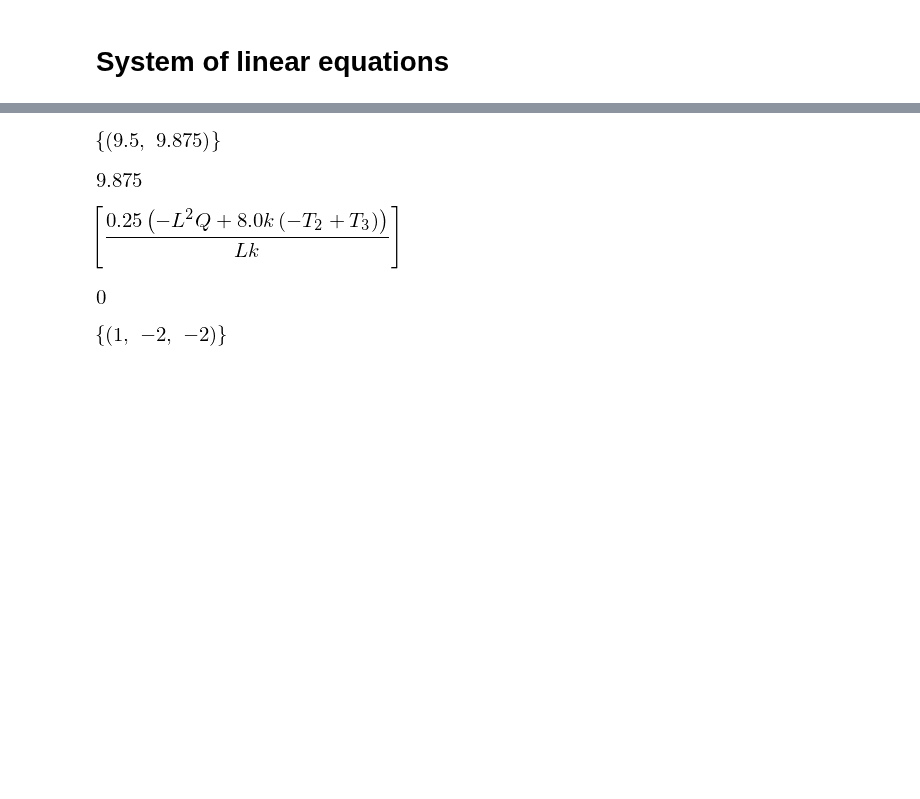
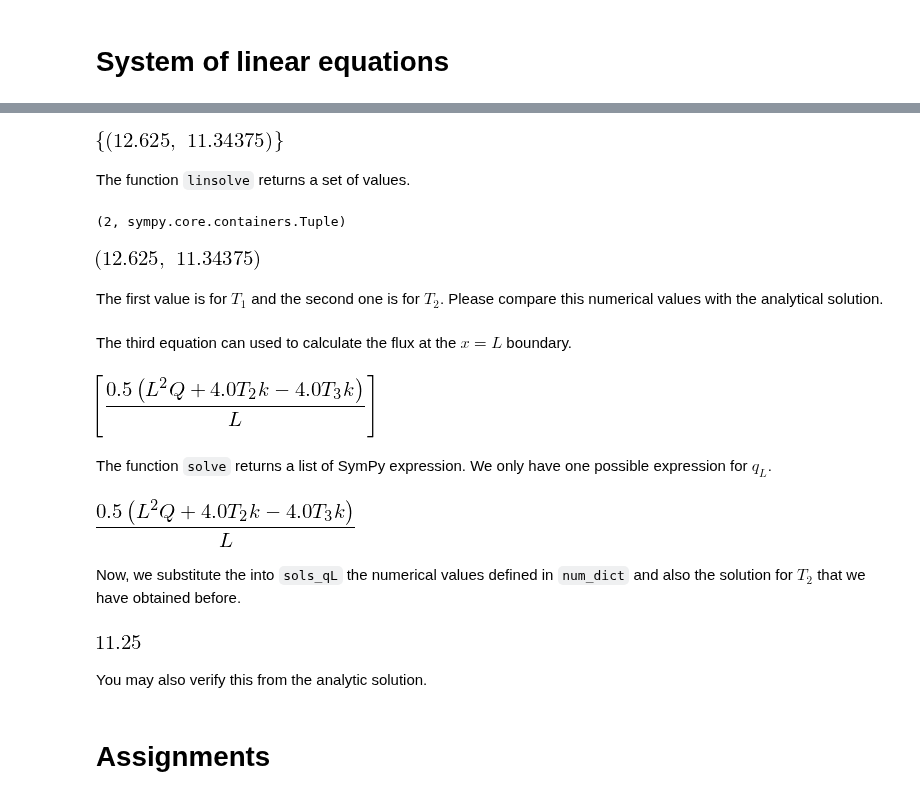
Before and after one commit to f-fathurrahman/ffr-MetodeNumerik, a Jupyter notebook: TF4062_KompRekLanjut/FEM/FEM_1d_symbolic_01.ipynb, the cells around one changed output, grey strips where cells are left out. Drawn from its saved outputs; the diff is of its cells as text; code cells hidden in the pictures; blank space fills up the shorter version.

Commit message:
Fix, now the numerical and symbolic case are the same

```diff
--- a/TF4062_KompRekLanjut/FEM/FEM_1d_symbolic_01.ipynb
+++ b/TF4062_KompRekLanjut/FEM/FEM_1d_symbolic_01.ipynb
@@ -370,6 +413,11 @@ term2
 [figure]
 # %%
 term3_x0 = expr3.subs({ w: N_second, x: 0, L: Lnum})
-term3_x0
+term3_xL = expr3.subs({ w: N_second, x: Lnum, L: Lnum})
+term3_second = term3_xL - term3_x0
+term3_second
 # %% [output]
 [figure]
+# %%
+eq_second = term1_second - term2_second - term3_second
+eq_second
@@ -381,3 +446,0 @@ term3_xL
-# %%
-eq_second = term1 - term2 - (term3_xL - term3_x0)
-eq_second
@@ -448,0 +467,7 @@ num_dict = { L: Lnum, k: 1, Q: 1, q0: 1, T_3: 10.0 }
+# %%
+T_L = 10.0
+Lnum = 1.0
+knum = 4.0
+Qnum = 1.0
+q0num = 10.0
+num_dict = { L: Lnum, k: knum, Q: Qnum, q0: q0num, T_3: T_L}
@@ -454,23 +481,40 @@ linear_system
 # %%
-sols_lin = linsolve(linear_system, T_1, T_2)
-sols_lin
+sols_T = linsolve(linear_system, T_1, T_2)
+sols_T
 # %% [output]
-[figure, old version]
+[figure, new version]
+# %% [markdown]
+The function `linsolve` returns a set of values.
+# %%
+len(sols_T.args[0]), type(sols_T.args[0])
+# %% [output]
+(2, sympy.core.containers.Tuple)
 # %%
-sols_lin.args[0][1]
+sols_T.args[0][0], sols_T.args[0][1]
 # %% [output]
-[figure, old version]
+[figure, new version]
+# %% [markdown]
+The first value is for $T_1$ and the second one is for $T_2$. Please compare this numerical values with the analytical solution.
+# %% [markdown]
+The third equation can used to calculate the flux at the $x=L$ boundary.
 # %%
-sols = solve(eq_third, qL)
-sols
+sols_qL = solve(eq_third, qL)
+sols_qL
 # %% [output]
-[figure, old version]
+[figure, new version]
+# %% [markdown]
+The function `solve` returns a list of SymPy expression. We only have one possible expression for $q_L$.
+# %%
+sols_qL[0]
+# %% [output]
+[figure, added]
+# %% [markdown]
+Now, we substitute the into `sols_qL` the numerical values defined in `num_dict` and also the solution for $T_2$ that we have obtained before.
 # %%
-sols[0].subs(num_dict).subs({T_2: sols_lin.args[0][1]})
+sols_qL[0].subs(num_dict).subs({T_2: sols_T.args[0][1]})
 # %% [output]
-[figure, old version]
+[figure, new version]
-# %%
-Eqns = [3*T_1 + 2*T_2 - T_3 - 1, 2*T_1 - 2*T_2 + 4*T_3 + 2, - T_1 + T_2/2 - T_3]
-linsolve(Eqns, T_1, T_2, T_3)
-# %% [output]
-[figure, removed]
+# %% [markdown]
+You may also verify this from the analytic solution.
+# %% [markdown]
+# Assignments
```
Also changed, not shown: parts of 48 cells of this notebook.
